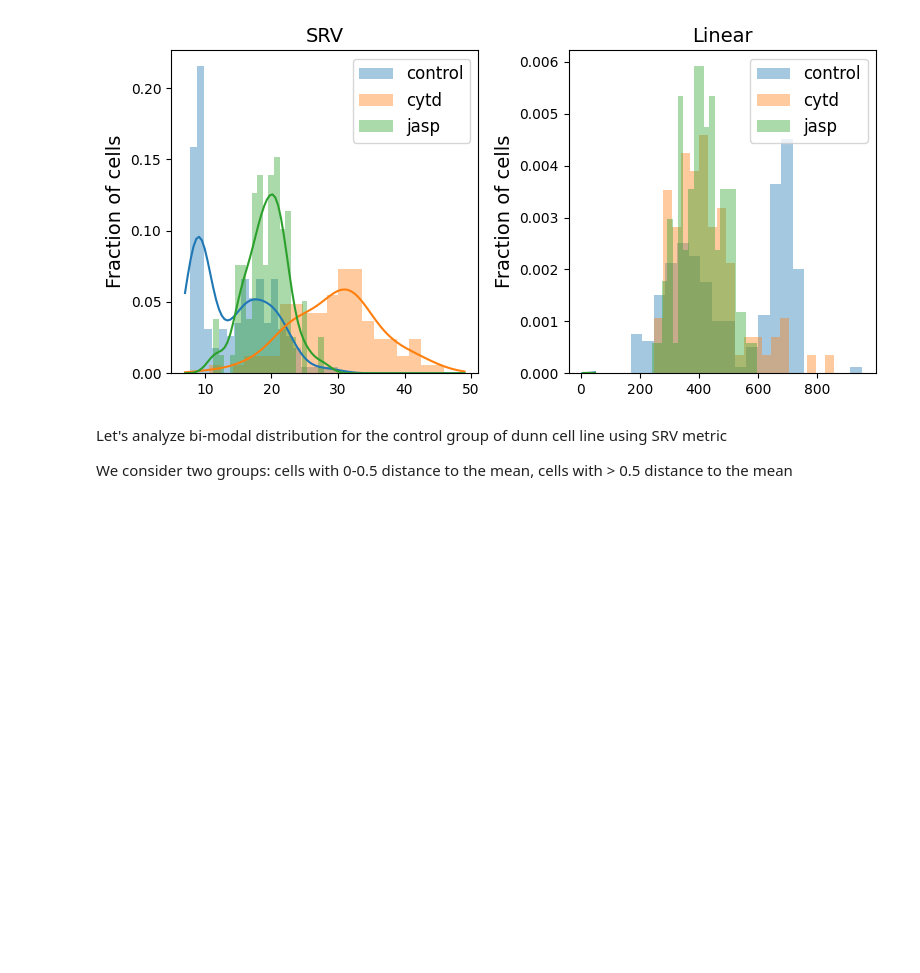
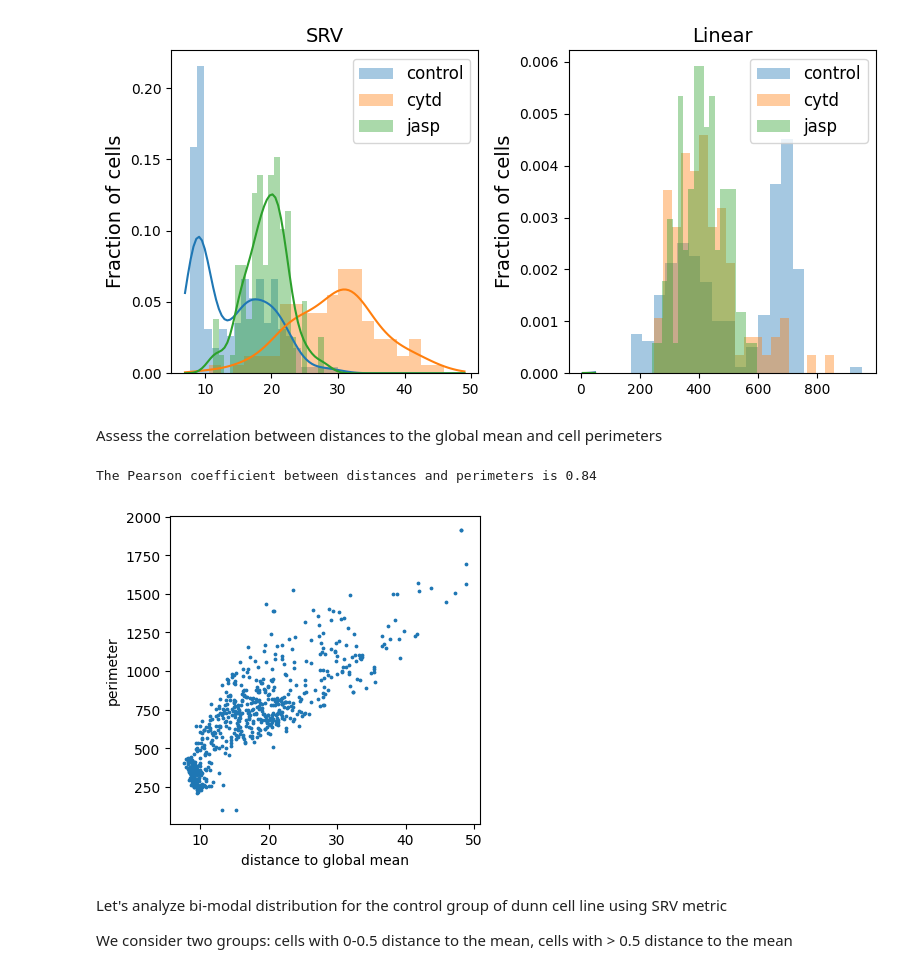
Before and after one commit to wxli0/dyn, a Jupyter notebook: dyn/notebooks/osteosarcoma_analysis_no_scale.ipynb, the cells around one changed output. Saved outputs shown, nothing was run; the diff lists cells and outputs as text; code cells hidden in the pictures; blank space fills up the shorter version.

Commit message:
added correlation plot between unscaled SRV and perimeters for osteosarcoma dataset

```diff
--- a/dyn/notebooks/osteosarcoma_analysis_no_scale.ipynb
+++ b/dyn/notebooks/osteosarcoma_analysis_no_scale.ipynb
@@ -348,7 +349,7 @@ Both the projection and the alignment make use of our auxiliary function `apply_
 # %%
 ds_proc = apply_func_to_ds(ds_interp, func=lambda x: preprocess(x))
 
-ds_proj = apply_func_to_ds(ds_proc, func= lambda x: PRESHAPE_SPACE.projection(x, scale=False))
+ds_proj = apply_func_to_ds(ds_proc, func= lambda x: PRESHAPE_SPACE.projection(x, rescale=False))
 print(ds_proj["control"]["dunn"].shape)
 
 BASE_CURVE = ds_proj["control"]["dunn"][0]
@@ -496,4 +497,4 @@ Text(0.5, -0.01, '')
 # %% [markdown]
 After visual inspection, we decide to remove 363, 396th cell
 # %%
-cells, cell_shapes, lines, ds_align = remove_cells(cells, cell_shapes, lines, ds_align, delete_indices, 2)
+cells, cell_shapes, lines, ds_proc, ds_proj, ds_align = remove_cells(cells, cell_shapes, lines, ds_proc, ds_proj, ds_align, delete_indices, 2)
@@ -500,3 +503,11 @@ cells, cell_shapes, lines, ds_align = remove_cells(cells, cell_shapes, lines, ds
+# %%
+def calc_perimeter(point):
+    total_space_metric = PRESHAPE_SPACE._get_total_space_metric()
+    centered_point = PRESHAPE_SPACE.center(point)
+    frob_norm = total_space_metric.norm(centered_point)
+    return frob_norm
+# %%
+ds_perimeter = apply_func_to_ds(ds_proc, func= lambda x: calc_perimeter(x))
 # %%
 print(f'Number of cells: {len(cells)}, Number of lines: {len(lines)}, Shape of cell_shapes: {cell_shapes.shape}')
 for treatment, treatment_values in ds_align.items():
@@ -772,6 +783,34 @@ for j, metric in enumerate(METRICS):
 # plt.savefig(os.path.join(figs_dir, f"{line}_histogram.pdf"))
 # %% [output]
 [figure]
+# %% [markdown]
+Assess the correlation between distances to the global mean and cell perimeters
+# %%
+
+all_distances = []
+all_perimeters = []
+
+plt.figure(figsize=(4,4))
+
+for line in LINES:
+    for treatment in TREATMENTS:
+        distances = dists_to_global_mean['SRV'][treatment][line]
+        perimeters = ds_perimeter[treatment][line]
+        all_distances.extend(distances)
+        all_perimeters.extend(perimeters)
+        plt.scatter(distances, perimeters, s=3, c='tab:blue')
+
+plt.xlabel("distance to global mean")
+plt.ylabel("perimeter")
+
+coef, _ = pearsonr(all_distances, all_perimeters)
+
+print(f"The Pearson coefficient between distances and perimeters is {round(coef, 2)}")
+plt.savefig(os.path.join(figs_dir, f"global_distance_perimeter.svg"))
+plt.savefig(os.path.join(figs_dir, f"global_distance_perimeter.pdf"))
+# %% [output]
+The Pearson coefficient between distances and perimeters is 0.84
+[figure, added]
 # %% [markdown]
 Let's analyze bi-modal distribution for the control group of dunn cell line using SRV metric
 
```
Also changed, not shown: parts of 9 cells of this notebook, 8 other files.
